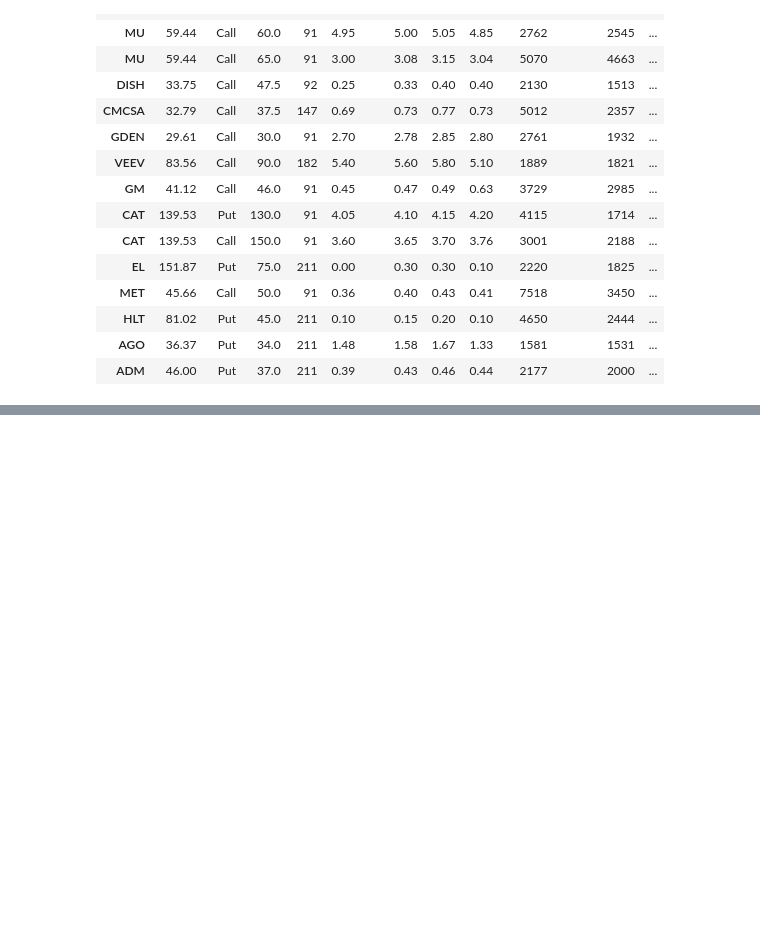
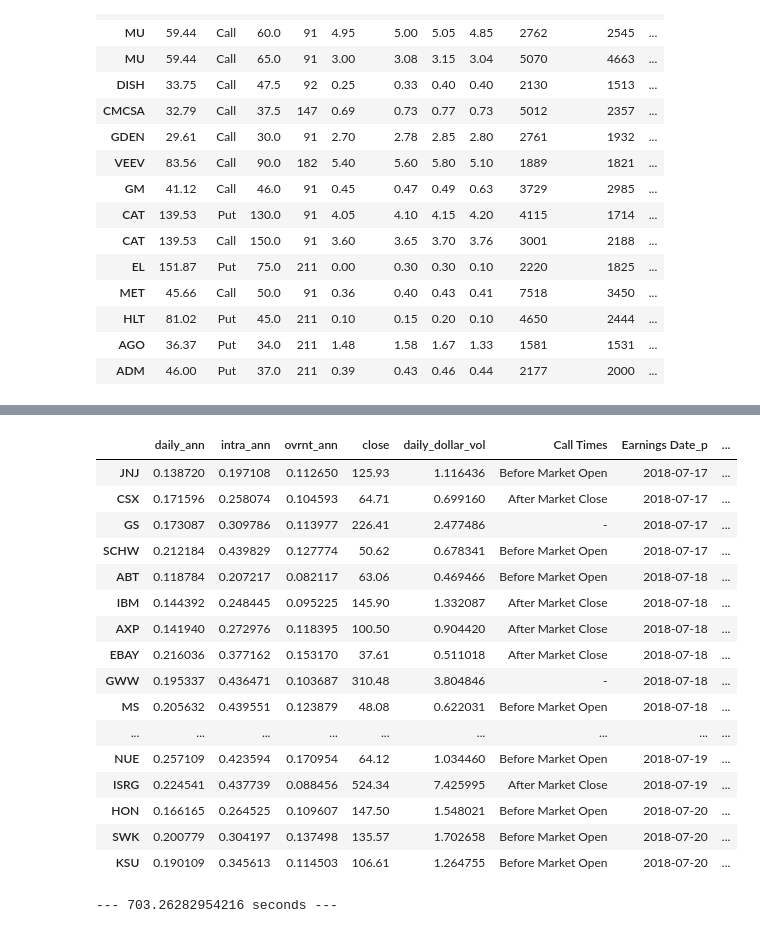
Before and after one commit to auto-d1dact/SPX-Put-Selling, a Jupyter notebook: Live Data Pulling/Options Pulling/Day Trading Options - Augen.ipynb, the cells around one changed output, grey strips where cells are left out. Saved outputs shown, nothing was run; the diff lists cells and outputs as text; code cells hidden in the pictures; blank space fills up the shorter version.

```diff
--- a/Live Data Pulling/Options Pulling/Day Trading Options - Augen.ipynb
+++ b/Live Data Pulling/Options Pulling/Day Trading Options - Augen.ipynb
@@ -1164,0 +1351,52 @@ combos.join(tickers)[['Delta', 'Gamma', 'Long Ask', 'Long Bid', 'Long Strike', '
+# %%
+check = tickers.join(earnings_df, how = 'inner', lsuffix='_c', rsuffix='_p')[['daily_ann',
+                                                                      'intra_ann',
+                                                                      'ovrnt_ann',
+                                                                      'close',
+                                                                      'daily_dollar_vol',
+                                                                      'Call Times',
+                                                                      'Earnings Date_p',
+                                                                      'Market Cap (B)']].sort_values(['Earnings Date_p',
+                                                                                                      'intra_ann',
+                                                                                                      'Market Cap (B)'])
+check[(check['Earnings Date_p'] > dt.datetime(2018, 7, 16))].drop_duplicates()
+# %% [output]
+|  | daily_ann | intra_ann | ovrnt_ann | close | daily_dollar_vol | Call Times | Earnings Date_p | ... |
+| JNJ | 0.138720 | 0.197108 | 0.112650 | 125.93 | 1.116436 | Before Market Open | 2018-07-17 | ... |
+| CSX | 0.171596 | 0.258074 | 0.104593 | 64.71 | 0.699160 | After Market Close | 2018-07-17 | ... |
+| GS | 0.173087 | 0.309786 | 0.113977 | 226.41 | 2.477486 | - | 2018-07-17 | ... |
+| SCHW | 0.212184 | 0.439829 | 0.127774 | 50.62 | 0.678341 | Before Market Open | 2018-07-17 | ... |
+| ABT | 0.118784 | 0.207217 | 0.082117 | 63.06 | 0.469466 | Before Market Open | 2018-07-18 | ... |
+| IBM | 0.144392 | 0.248445 | 0.095225 | 145.90 | 1.332087 | After Market Close | 2018-07-18 | ... |
+| AXP | 0.141940 | 0.272976 | 0.118395 | 100.50 | 0.904420 | After Market Close | 2018-07-18 | ... |
+| EBAY | 0.216036 | 0.377162 | 0.153170 | 37.61 | 0.511018 | After Market Close | 2018-07-18 | ... |
+| GWW | 0.195337 | 0.436471 | 0.103687 | 310.48 | 3.804846 | - | 2018-07-18 | ... |
+| MS | 0.205632 | 0.439551 | 0.123879 | 48.08 | 0.622031 | Before Market Open | 2018-07-18 | ... |
+| ... | ... | ... | ... | ... | ... | ... | ... | ... |
+| NUE | 0.257109 | 0.423594 | 0.170954 | 64.12 | 1.034460 | Before Market Open | 2018-07-19 | ... |
+| ISRG | 0.224541 | 0.437739 | 0.088456 | 524.34 | 7.425995 | After Market Close | 2018-07-19 | ... |
+| HON | 0.166165 | 0.264525 | 0.109607 | 147.50 | 1.548021 | Before Market Open | 2018-07-20 | ... |
+| SWK | 0.200779 | 0.304197 | 0.137498 | 135.57 | 1.702658 | Before Market Open | 2018-07-20 | ... |
+| KSU | 0.190109 | 0.345613 | 0.114503 | 106.61 | 1.264755 | Before Market Open | 2018-07-20 | ... |
+# %%
+start_time = time.time()
+
+check_lst = ['ABT', 'IBM', 'AXP', 'EBAY','GWW','MS','AA',
+             'GPC', 'PPG', 'PM', 'DOV', 'COF', 'BK', 'MSFT',
+             'ETFC', 'SWKS', 'BX', 'NUE', 'ISRG', 'HON', 'SWK',
+             'KSU', 'SKX']
+
+earnings_options = []
+for tick in check_lst:
+    ticker_options = all_options(tick)
+    ticker_options = ticker_options[ticker_options['DTE'] <= 5]
+    earnings_options.append(ticker_options)
+
+earnopt_df = pd.concat(earnings_options,axis = 0)
+earnopt_df = earnopt_df.reset_index()[earnopt_df.columns]
+earn_calls = earnopt_df[earnopt_df['Type'] == 'call']
+earn_puts = earnopt_df[earnopt_df['Type'] == 'put']
+
+print("--- %s seconds ---" % (time.time() - start_time))
+# %% [output]
+--- 703.26282954216 seconds ---
```
Also changed, not shown: parts of 7 cells of this notebook, 1 other file.
